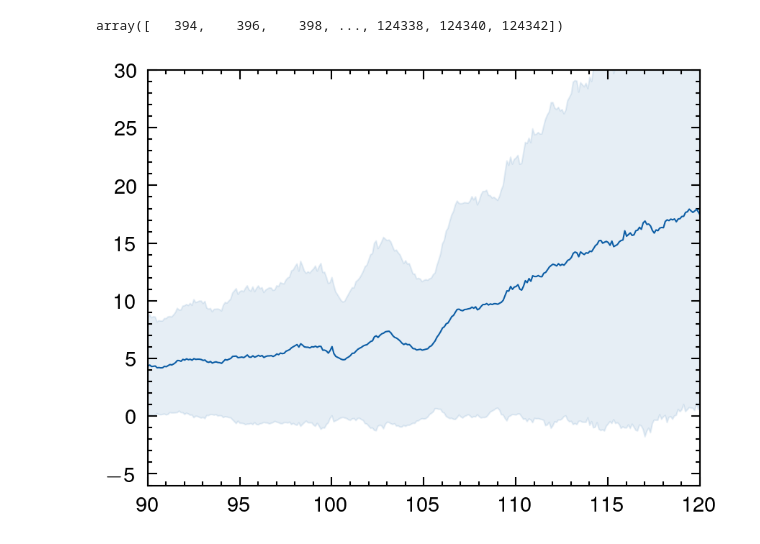
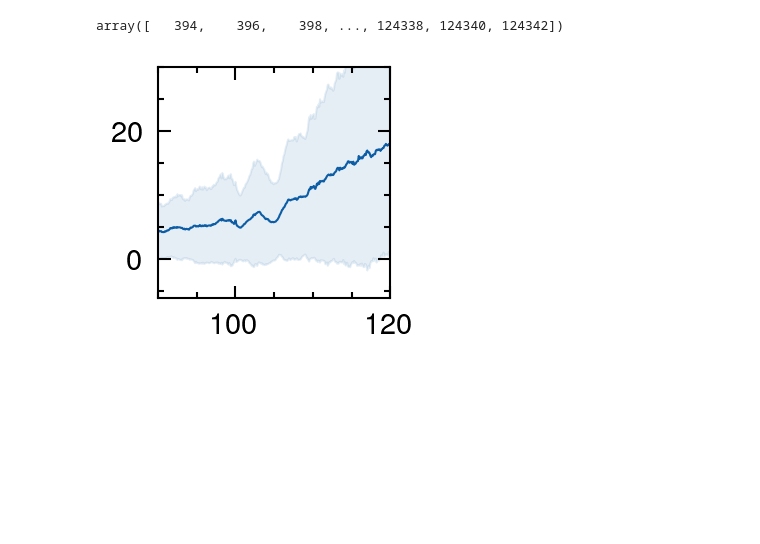
Before and after one commit to mingwucn/Data-Driven-Approach-to-Mitigate-Acoustic-Sensor-Positioning-Effects-in-LPBF, a Jupyter notebook: st.ipynb, the cells around one changed output. Cells and saved outputs as stored; diff of their text form; code cells hidden in the pictures; blank space fills up the shorter version.

```diff
--- a/st.ipynb
+++ b/st.ipynb
@@ -105,21 +105,21 @@ def getFT_mic(i_r, i_c):
 # %%
 ft0 = []
 i_r = 0
 i_c = 2
 _ft = getFT_ae(i_r,i_c)
 _ft = np.where(np.isnan(_ft), 0, _ft)
 mean_values = np.mean(np.abs(_ft), axis=0)
 std_values = np.std(np.abs(_ft), axis=0)
 
-fig,ax = plt.subplots()
+fig,ax = plt.subplots(figsize=(1,1))
 ax.plot(common_freqs[10:]/1e3, mean_values[10:],lw=0.5)
 ax.fill_between(common_freqs[10:]/1e3, (mean_values - std_values)[10:], (mean_values + std_values)[10:], color=cm_std[0], alpha=0.1, label="±1 STD",lw=0.5)
 ax.set_ylim(-6,30)
 ax.set_xlim(90,120)
 plt.savefig(f"./outputs/raw_statistical_diff_ae_3_{i_r}.png",dpi=600)
 plt.show()
 # %% [output]
-[figure, old version]
+[figure, new version]
 # %%
 ft0 = []
 i_r = 1
```
Also changed, not shown: parts of 4 cells of this notebook, 4 other files.
